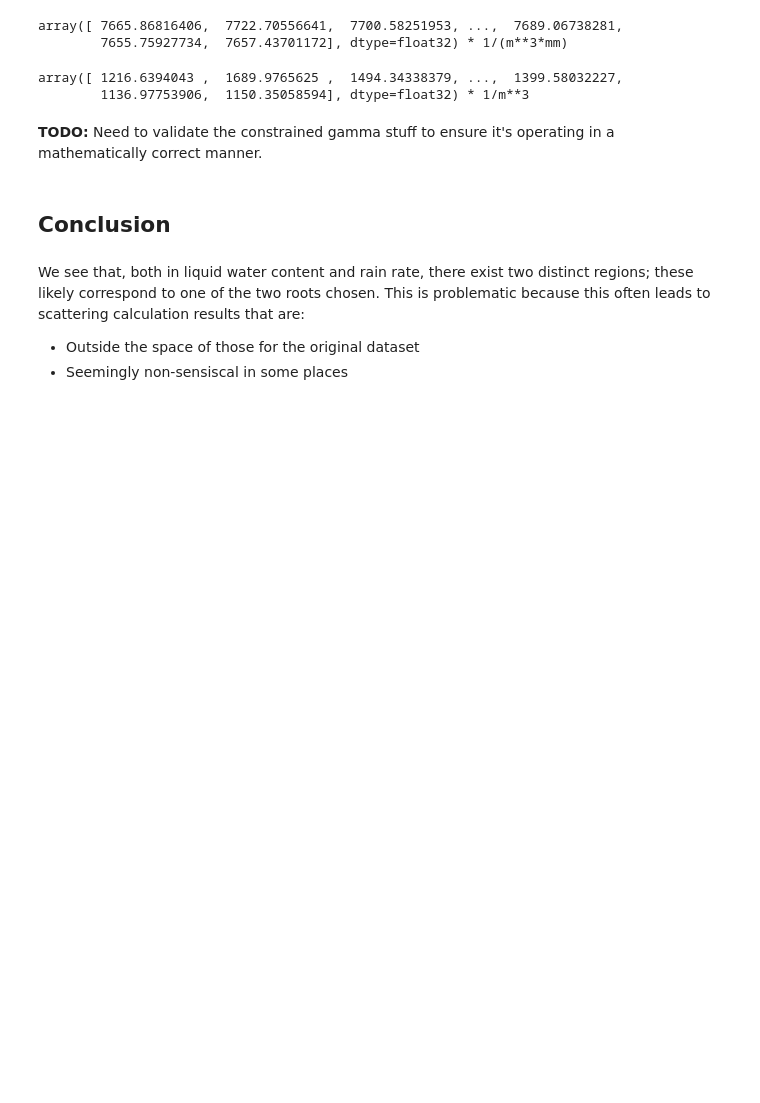
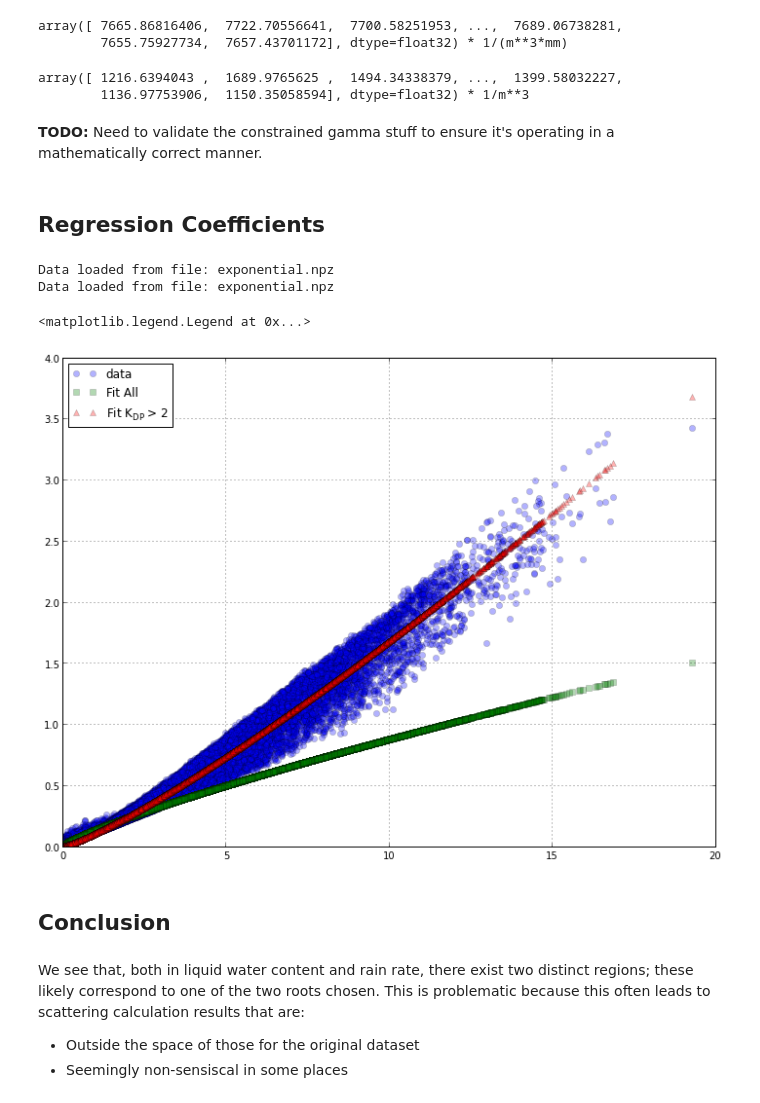
Before and after one commit to dopplershift/DissertationCode, a Jupyter notebook: notebooks/DSD Comparison.ipynb, the cells around one changed output. Drawn from its saved outputs; the diff is of its cells as text; code cells hidden in the pictures; blank space fills up the shorter version.

Commit message:
Update with some playing with regression coefficients.

```diff
--- a/notebooks/DSD Comparison.ipynb
+++ b/notebooks/DSD Comparison.ipynb
@@ -249,6 +249,54 @@ array([ 1216.6394043 ,  1689.9765625 ,  1494.34338379, ...,  1399.58032227,
 # %% [markdown]
 **TODO:**
 Need to validate the constrained gamma stuff to ensure it's operating in a mathematically correct manner.
+# %% [markdown]
+## Regression Coefficients
+# %%
+import scipy.linalg as sl
+def scatt_coeff_fit_cached(d, nr, qr, dist_func, wavelength, temp):
+    dist, rr, scatt = dist_func(d, nr, qr, wavelength, temp)
+    z = 10 ** (scatt.z / 10.)
+    zdr = 10 ** (scatt.zdr / 10.)
+    kdp = scatt.kdp
+    atten = scatt.atten
+    diff_atten = scatt.diff_atten
+    x = np.concatenate((np.ones_like(kdp).reshape(-1, 1),
+    #                    np.log(z.reshape(-1, 1)),
+    #                    np.log(zdr.reshape(-1, 1)),
+                        np.log(kdp.reshape(-1, 1))), 1)
+    a,b = sl.lstsq(x, np.log(atten))[0]
+    return np.exp(a), b
+
+def scatt_coeff_fit_cached2(d, nr, qr, dist_func, wavelength, temp):
+    dist, rr, scatt = dist_func(d, nr, qr, wavelength, temp)
+    z = 10 ** (scatt.z / 10.)
+    zdr = 10 ** (scatt.zdr / 10.)
+    kdp = scatt.kdp[scatt.kdp > 2]
+    atten = scatt.atten[scatt.kdp > 2]
+    diff_atten = scatt.diff_atten
+    x = np.concatenate((np.ones_like(kdp).reshape(-1, 1),
+    #                    np.log(z.reshape(-1, 1)),
+    #                    np.log(zdr.reshape(-1, 1)),
+                        np.log(kdp.reshape(-1, 1))), 1)
+    a,b = sl.lstsq(x, np.log(atten))[0]
+    return np.exp(a), b
+# %%
+a,b = scatt_coeff_fit_cached(d, nr, qr, exponential, 0.05 * pq.m, 283)
+a2,b2 = scatt_coeff_fit_cached2(d, nr, qr, exponential, 0.05 * pq.m, 283)
+# %% [output]
+Data loaded from file: exponential.npz
+Data loaded from file: exponential.npz
+# %%
+kdp = alg_results[exponential][-1].kdp
+atten = alg_results[exponential][-1].atten
+plt.plot(kdp, atten, 'bo', alpha=0.3, label='data')
+plt.plot(kdp, a * kdp**b, 'gs', alpha=0.3, label='Fit All')
+plt.plot(kdp, a2 * kdp**b2, 'r^', alpha=0.3, label='Fit $K_{DP}$ > 2')
+plt.grid()
+plt.legend(loc='upper left')
+# %% [output]
+<matplotlib.legend.Legend at 0x...>
+[figure, added]
 # %% [markdown]
 ## Conclusion
 # %% [markdown]
```
Also changed, not shown: parts of 3 cells of this notebook.
